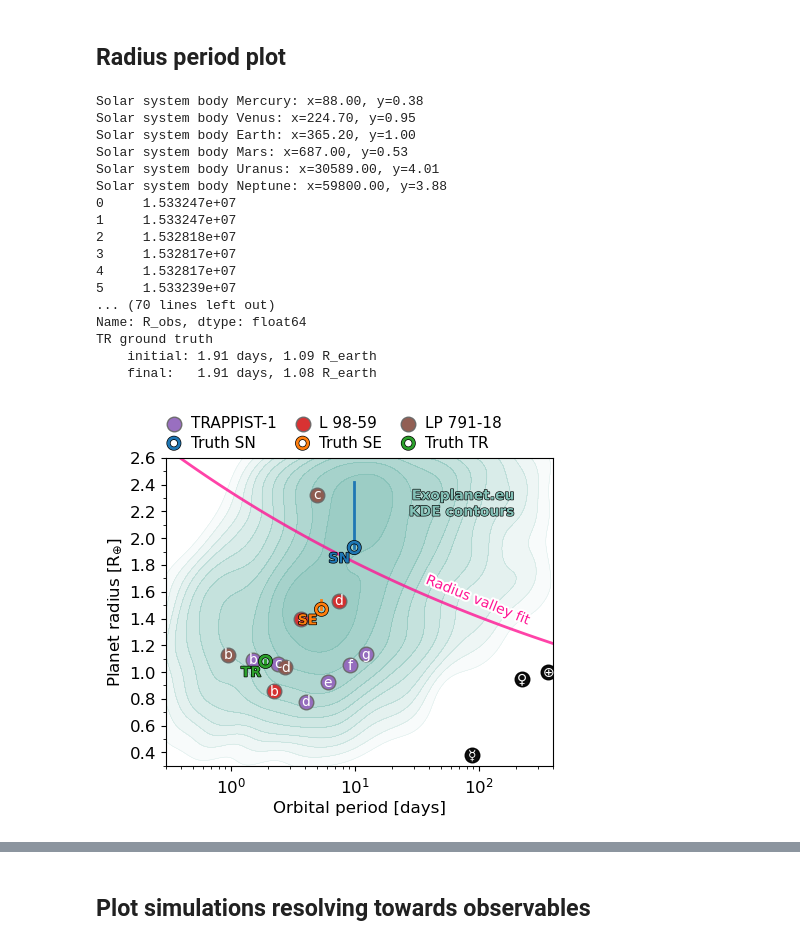
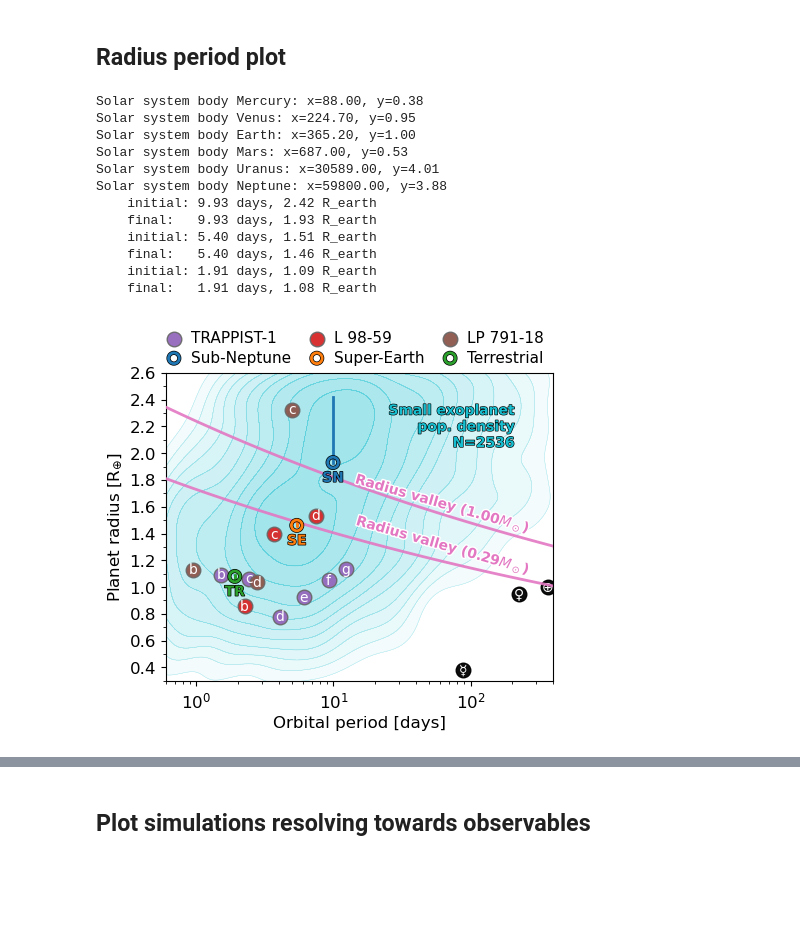
Before and after one commit to nichollsh/proteus_analysis, a Jupyter notebook: bayesopt.ipynb, the cells around one changed output, grey strips where cells are left out. Saved outputs shown, nothing was run; the diff lists cells and outputs as text; code cells hidden in the pictures; blank space fills up the shorter version.

```diff
--- a/bayesopt.ipynb
+++ b/bayesopt.ipynb
@@ -342,10 +385,13 @@ Done
 # %% [markdown]
 ## Radius period plot
 # %%
-KDE_ALPHA_MIN = 0.05
-KDE_ALPHA_MAX = 0.80
 
-def _kde2d(ax, x, y, log_x=False, log_y=False, n_levels=5, zorder=1, col='grey'):
+
+def _kde2d(ax, x, y, log_x=False, log_y=False,
+            n_levels=5, zorder=1, col='grey',
+            KDE_ALPHA_MIN = 0.05,
+            KDE_ALPHA_MAX = 0.80):
+
     """2D KDE contours with independent log/linear transform per axis."""
     xd = np.log10(np.asarray(x, float)) if log_x else np.asarray(x, float)
     yd = np.log10(np.asarray(y, float)) if log_y else np.asarray(y, float)
@@ -387,7 +433,7 @@ def _kde2d(ax, x, y, log_x=False, log_y=False, n_levels=5, zorder=1, col='grey')
         colors=[col],  # noqa: F405
         linecolors=['k'],
         linewidths=0.3,
-        alpha=0.30,
+        alpha=KDE_ALPHA_MAX,
         zorder=zorder,
     )
 # %%
@@ -412,7 +458,8 @@ named_s = 110     # point size
 named_a = 0.95    # alpha
 fs = 10      # font size
 
-col_exoeu = "#83C1B7"
+# col_exoeu = "#83C1B7"
+col_exoeu = 'tab:cyan'
 
 leg_args = {
     "handletextpad" : 0.2,
@@ -465,7 +512,7 @@ fig,ax = plt.subplots(1,1,figsize=(5,4))
 
 ax.set_xlabel("Orbital period [days]")
 ax.set_xscale("log")
-xlim = [0.3, 400]
+xlim = [0.6, 400]
 ax.set_xlim(xlim)
 
 ax.set_ylabel(r"Planet radius [R$_{\oplus}$]")
@@ -480,7 +527,9 @@ exo_mask = exo_sub["orbital_period"].between(xlim[0], xlim[1]) & exo_sub["radius
 exo_sub = exo_sub.loc[exo_mask]
 xv = exo_sub["orbital_period"].values
 yv = exo_sub["radius"].values * R_jupiter / R_earth
-_kde2d(ax, xv, yv, log_x=True, log_y=False, col=col_exoeu, zorder=1, n_levels=10)
+_kde2d(ax, xv, yv, log_x=True, log_y=False,
+       col=col_exoeu, KDE_ALPHA_MAX=0.4,
+       zorder=1, n_levels=10)
 # ax.scatter(exo_sub["orbital_period"],exo_sub["radius"]* R_jupiter / R_earth,
         #    s=5, alpha=0.5, color='gray', edgecolors='none', rasterized=True)
 
@@ -520,28 +569,36 @@ for j,s in enumerate(exo_named):
 
 # Plot radius valley
 #   https://academic.oup.com/mnras/article/519/3/4056/6969428
-#   Equation 4
-def radval(p):
-    logp = np.log10(p)
-    m = -0.11
-    c = 0.37
-    return 10**(m*logp + c)
+#   Equation 11
+def radval(period, mass):
+    logp = np.log10(period)
+    logm = np.log10(mass)
+
+    _RV_A, _RV_dA = -0.09, (0.02, 0.03)
+    _RV_B, _RV_dB = 0.21, (0.06, 0.07)
+    _RV_C, _RV_dC = 0.35, (0.02, 0.02)
+
+    log_R = _RV_A * logp + _RV_B * logm + _RV_C
+    return 10**log_R
+M_star_gt = list(ground_truth.items())[0][1]["help"]["M_star"].iloc[0] / M_sun
 x_rv = np.logspace(np.log10(xlim[0]), np.log10(xlim[1]), 60)
-y_rv = [radval(x) for x in x_rv]
-ax.plot(x_rv, y_rv, c='deeppink', lw=2, alpha=0.8)
-ax.annotate("Radius valley fit", xy=(x_rv[-5], y_rv[-5]), xytext=(0, 5), textcoords='offset points',
-            path_effects=[pe.Stroke(linewidth=3, foreground='white'), pe.Normal()],
-            color='deeppink', fontsize=fs, rotation=-22, ha='right', va='bottom', rotation_mode='anchor')
+
+for M_star in [M_star_gt, 1.0]:
+    y_rv = [radval(x, M_star) for x in x_rv]
+    ax.plot(x_rv, y_rv, c='tab:pink', lw=2, alpha=0.9, zorder=4)
+    ax.annotate(f"Radius valley ({M_star:.2f}" + r"$M_\odot$)",
+                xy=(x_rv[-5], y_rv[-5]), xytext=(0, 1), textcoords='offset points',
+                zorder=4, fontweight='bold',
+                path_effects=[pe.Stroke(linewidth=2, foreground='white'), pe.Normal()],
+                color='tab:pink', fontsize=fs, rotation=-16, ha='right', va='bottom', rotation_mode='anchor')
 
 # plot ground truth points
 for suf, gt in ground_truth.items():
     gt_x = gt["help"]["orbital_period"] / (24*3600)
     gt_y = gt["help"]["R_obs"] / R_earth
-    print(gt["help"]["R_obs"])
-    col = bo_cols[bo_suffixes.index(suf)]
+    col = bo_cols[suf]
     ax.plot(gt_x, gt_y, zorder=5, color=col, lw=2)
 
-    print(f"{suf.upper()} ground truth")
     print(f"    initial: {gt_x.iloc[0]:.2f} days, {gt_y.iloc[0]:.2f} R_earth")
     print(f"    final:   {gt_x.iloc[-1]:.2f} days, {gt_y.iloc[-1]:.2f} R_earth")
     an_x = gt_x.iloc[-1]
@@ -549,47 +606,42 @@ for suf, gt in ground_truth.items():
     ax.scatter(an_x, an_y, s=60, lw=2,
                edgecolor=col, color='none', zorder=7,
                path_effects=[pe.Stroke(linewidth=3, foreground='k'), pe.Normal()],
-               label=f"Truth {suf.upper()}")
+               label=bo_tits[suf])
 
     ax.annotate(suf.upper(), xy=(an_x, an_y),
-                xytext=(-3, -3), textcoords='offset points',
+                xytext=(0, -6), textcoords='offset points',
                 zorder=7,
                 fontweight='bold', path_effects=[pe.Stroke(linewidth=1, foreground='k'), pe.Normal()],
-                color=col, fontsize=fs, ha='right', va='top')
+                color=col, fontsize=fs, ha='center', va='top')
 
-ax.text(0.9, 0.9, "Exoplanet.eu\nKDE contours",
+ax.text(0.9, 0.9, "Small exoplanet\npop. density\nN=%.0f" % len(exo_sub),
         color=col_exoeu,
         transform=ax.transAxes, fontsize=fs, fontweight='bold',
         ha='right', va='top',
         path_effects=[pe.Stroke(linewidth=0.9, foreground='k'), pe.Normal()])
 
 handles, labels = ax.get_legend_handles_labels()
 handles = np.reshape(handles, (2,3)).T.flatten() # transpose legend
 labels = np.reshape(labels, (2,3)).T.flatten()
 leg = ax.legend(handles, labels, loc='lower left', bbox_to_anchor=(-0.05,0.98), **leg_args, ncols=3, fontsize=11)
 
 
 fig.savefig("output/exoplanets.pdf", bbox_inches='tight', dpi=DPI, pad_inches=0.02)
 plt.show()
 # %% [output]
 Solar system body Mercury: x=88.00, y=0.38
 Solar system body Venus: x=224.70, y=0.95
 Solar system body Earth: x=365.20, y=1.00
 Solar system body Mars: x=687.00, y=0.53
 Solar system body Uranus: x=30589.00, y=4.01
 Solar system body Neptune: x=59800.00, y=3.88
-0     1.533247e+07
-1     1.533247e+07
-2     1.532818e+07
-3     1.532817e+07
-4     1.532817e+07
-5     1.533239e+07
-... (70 lines left out)
-Name: R_obs, dtype: float64
-TR ground truth
+    initial: 9.93 days, 2.42 R_earth
+    final:   9.93 days, 1.93 R_earth
+    initial: 5.40 days, 1.51 R_earth
+    final:   5.40 days, 1.46 R_earth
     initial: 1.91 days, 1.09 R_earth
     final:   1.91 days, 1.08 R_earth
-[figure, old version]
+[figure, new version]
 # %%
 # plot variable over time for each GT run
 
```
Also changed, not shown: parts of 9 cells of this notebook, 1 other file.
